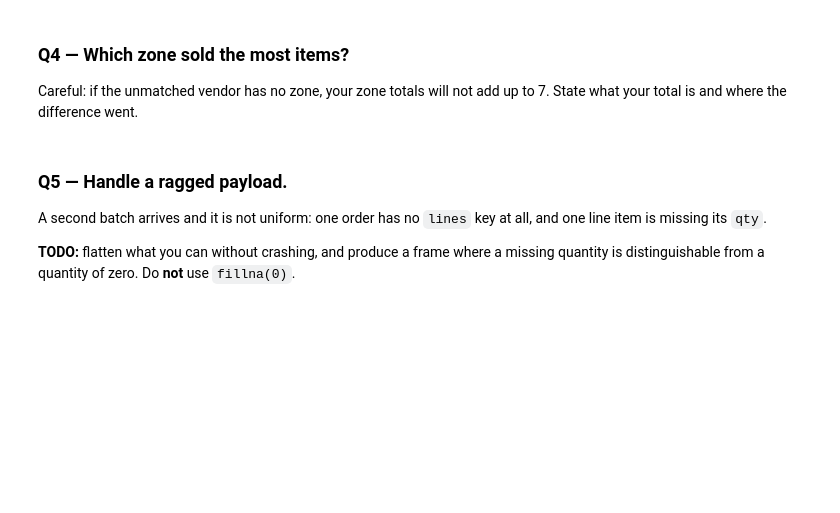
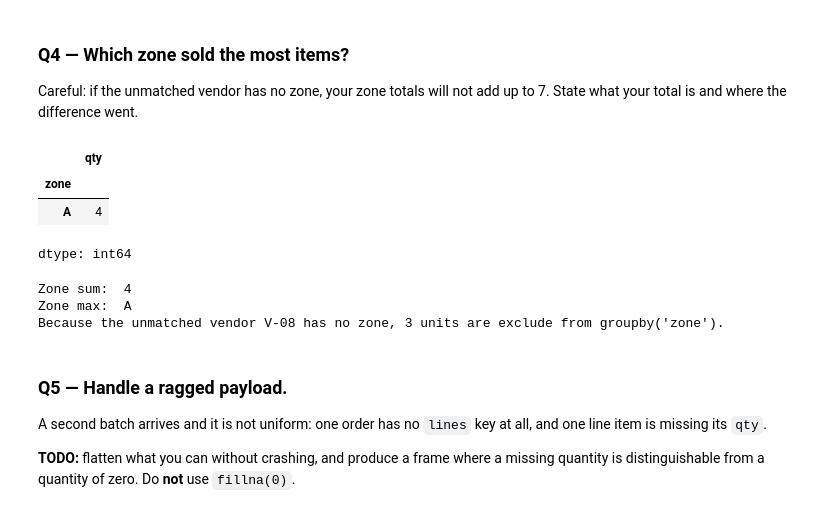
Before and after one commit to Jennifer-Lutchen/ds2002-fa26, a Jupyter notebook: notebooks/04-json-apis/2026-10-02 — Normalize and Join Nested JSON — Lab.ipynb, the cells around one changed output. Cells and saved outputs as stored; diff of their text form; code cells hidden in the pictures; blank space fills up the shorter version.

```diff
--- a/notebooks/04-json-apis/2026-10-02 — Normalize and Join Nested JSON — Lab.ipynb
+++ b/notebooks/04-json-apis/2026-10-02 — Normalize and Join Nested JSON — Lab.ipynb
@@ -51,7 +98,25 @@ Decide how the unmatched vendor appears in this table, and say why in a comment.
 
 Careful: if the unmatched vendor has no zone, your zone totals will not add up to 7. State what your total is and where the difference went.
 # %%
-# TODO
+# find the information
+zones = joined.groupby('zone')
+zone_totals = zones['qty'].sum()
+zone_sum = zone_totals.sum()
+zone_max = zone_totals.idxmax()
+
+# print results
+display(zone_totals)
+print("Zone sum: ", zone_sum)
+print("Zone max: ", zone_max)
+print("Because the unmatched vendor V-08 has no zone, 3 units are exclude from groupby('zone').")
+# %% [output]
+|  | qty |
+| zone |  |
+| A | 4 |
+dtype: int64
+Zone sum:  4
+Zone max:  A
+Because the unmatched vendor V-08 has no zone, 3 units are exclude from groupby('zone').
 # %% [markdown]
 ### Q5 — Handle a ragged payload.
 
```
Also changed, not shown: parts of 8 cells of this notebook.
